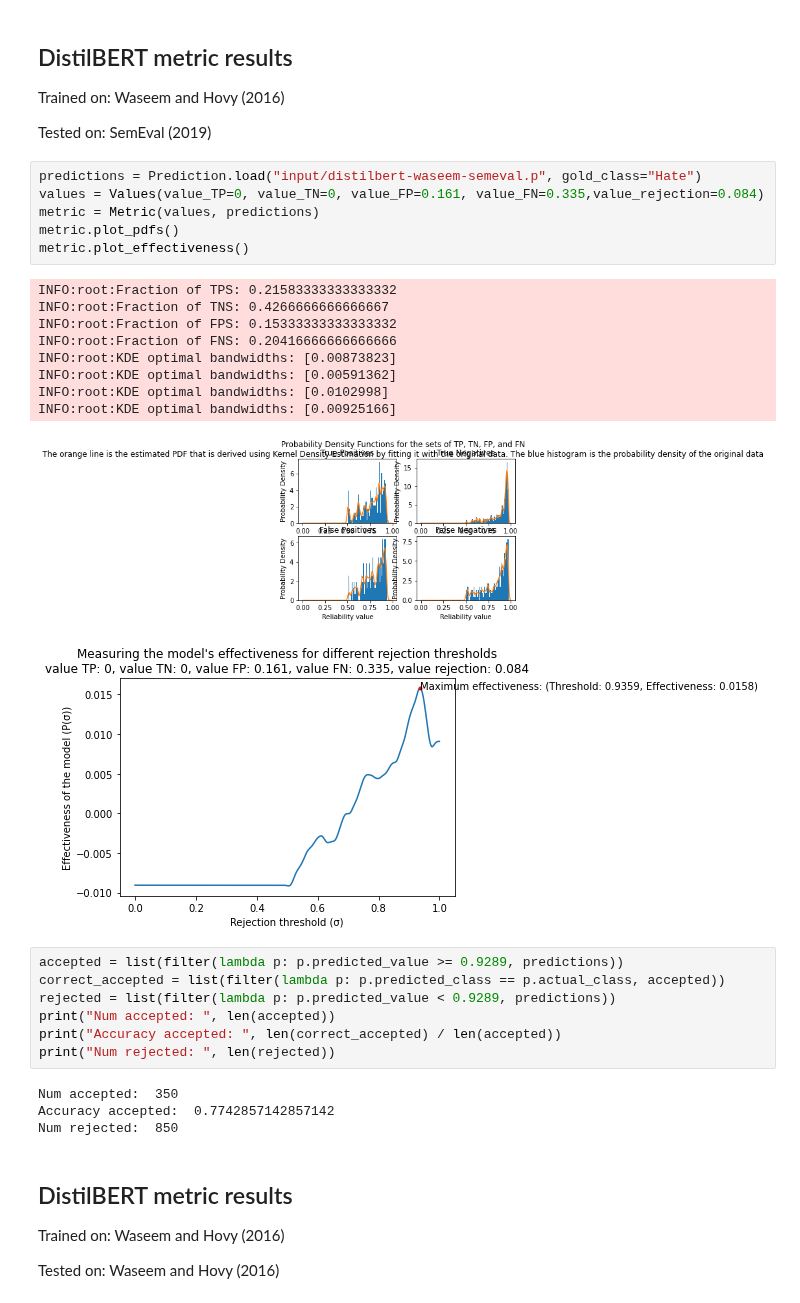
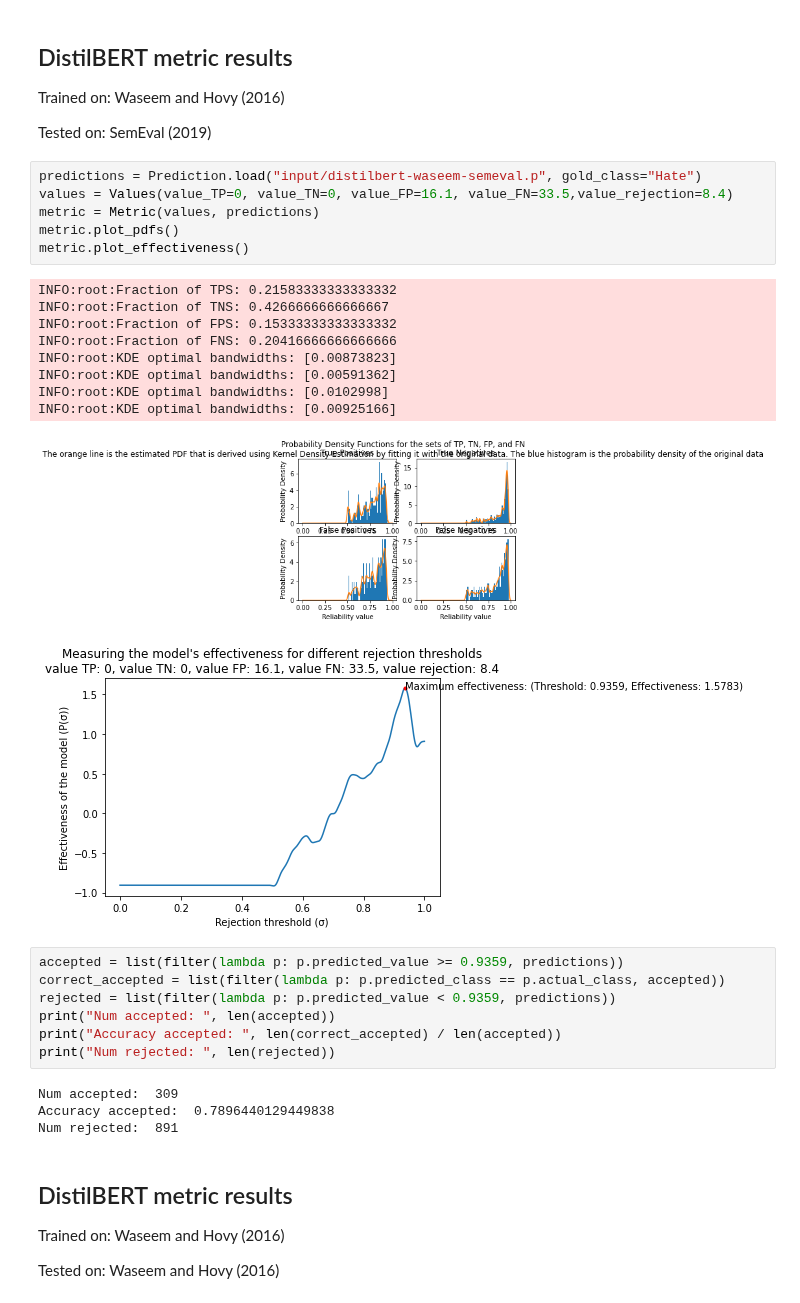
Before and after one commit to delftcrowd/smart_rejector_for_hate_speech, a Jupyter notebook: code/rejector/DistilBERT Waseem and Hovy.ipynb, the cells around one changed output. Drawn from its saved outputs; the diff is of its cells as text.

```diff
--- a/code/rejector/DistilBERT Waseem and Hovy.ipynb
+++ b/code/rejector/DistilBERT Waseem and Hovy.ipynb
@@ -13,32 +13,32 @@ Trained on: Waseem and Hovy (2016)
 Tested on: SemEval (2019)
 # %%
 predictions = Prediction.load("input/distilbert-waseem-semeval.p", gold_class="Hate")
-values = Values(value_TP=0, value_TN=0, value_FP=0.161, value_FN=0.335,value_rejection=0.084)
+values = Values(value_TP=0, value_TN=0, value_FP=16.1, value_FN=33.5,value_rejection=8.4)
 metric = Metric(values, predictions)
 metric.plot_pdfs()
 metric.plot_effectiveness()
 # %% [output]
 INFO:root:Fraction of TPS: 0.21583333333333332
 INFO:root:Fraction of TNS: 0.4266666666666667
 INFO:root:Fraction of FPS: 0.15333333333333332
 INFO:root:Fraction of FNS: 0.20416666666666666
 INFO:root:KDE optimal bandwidths: [0.00873823]
 INFO:root:KDE optimal bandwidths: [0.00591362]
 INFO:root:KDE optimal bandwidths: [0.0102998]
 INFO:root:KDE optimal bandwidths: [0.00925166]
 [figure]
-[figure, old version]
+[figure, new version]
 # %%
-accepted = list(filter(lambda p: p.predicted_value >= 0.9289, predictions))
+accepted = list(filter(lambda p: p.predicted_value >= 0.9359, predictions))
 correct_accepted = list(filter(lambda p: p.predicted_class == p.actual_class, accepted))
-rejected = list(filter(lambda p: p.predicted_value < 0.9289, predictions))
+rejected = list(filter(lambda p: p.predicted_value < 0.9359, predictions))
 print("Num accepted: ", len(accepted))
 print("Accuracy accepted: ", len(correct_accepted) / len(accepted))
 print("Num rejected: ", len(rejected))
 # %% [output]
-Num accepted:  350
-Accuracy accepted:  0.7742857142857142
-Num rejected:  850
+Num accepted:  309
+Accuracy accepted:  0.7896440129449838
+Num rejected:  891
 # %% [markdown]
 ## DistilBERT metric results
 
```
Also changed, not shown: parts of 2 cells of this notebook, 1 other file.
